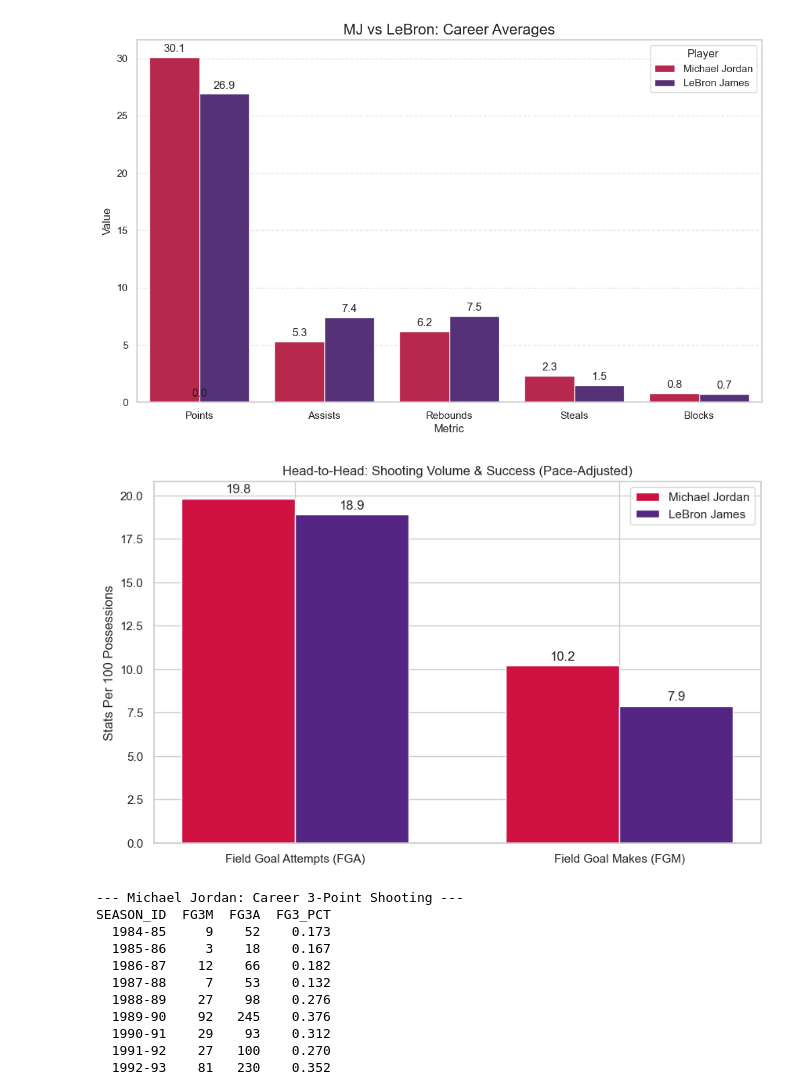
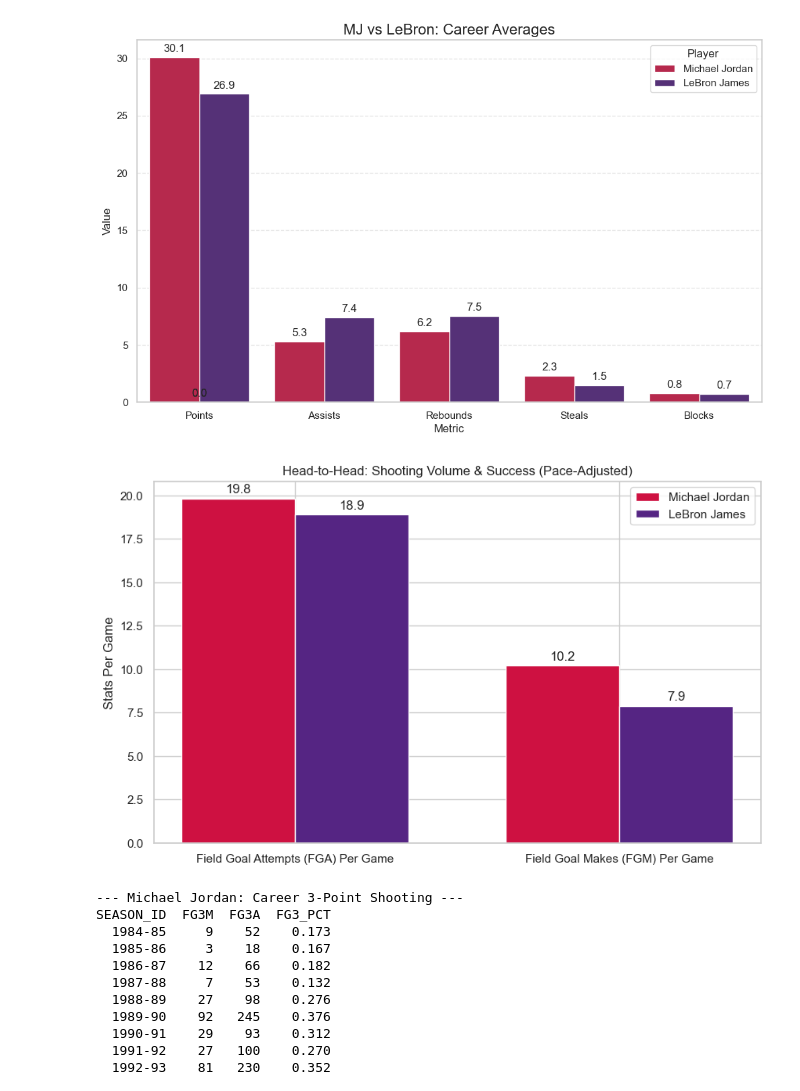
Before and after one commit to Jtambwe7305/mj-vs-lbj-nba-analysis-ai-help, a Jupyter notebook: Goat_comparison.ipynb, the cells around one changed output. Saved outputs shown, nothing was run; the diff lists cells and outputs as text; code cells hidden in the pictures.

```diff
--- a/Goat_comparison.ipynb
+++ b/Goat_comparison.ipynb
@@ -204,37 +284,37 @@ mj_fga, mj_fgm = get_fgm_fga(mj_stats.iloc[0])
 lbj_fga, lbj_fgm = get_fgm_fga(lbj_stats.iloc[0])
 
 # 3. Create the Comparison Plot
-labels = ['Field Goal Attempts (FGA)', 'Field Goal Makes (FGM)']
+labels = ['Field Goal Attempts (FGA) Per Game', 'Field Goal Makes (FGM) Per Game']
 mj_vals = [mj_fga, mj_fgm]
 lbj_vals = [lbj_fga, lbj_fgm]
 
 x = np.arange(len(labels))
 width = 0.35
 
 fig, ax = plt.subplots(figsize=(10, 6))
 rects1 = ax.bar(x - width/2, mj_vals, width, label='Michael Jordan', color='#CE1141') # Bulls Red
 rects2 = ax.bar(x + width/2, lbj_vals, width, label='LeBron James', color='#552583') # Lakers Purple
 
 # Add styling and labels
-ax.set_ylabel('Stats Per 100 Possessions')
+ax.set_ylabel('Stats Per Game')
 ax.set_title('Head-to-Head: Shooting Volume & Success (Pace-Adjusted)')
 ax.set_xticks(x)
 ax.set_xticklabels(labels)
 ax.legend()
 
 # Add values on top of bars
 def autolabel(rects):
     for rect in rects:
         height = rect.get_height()
         ax.annotate(f'{height:.1f}', xy=(rect.get_x() + rect.get_width() / 2, height),
                     xytext=(0, 3), textcoords="offset points", ha='center', va='bottom')
 
 autolabel(rects1)
 autolabel(rects2)
 
 plt.show()
 # %% [output]
-[figure, old version]
+[figure, new version]
 # %%
 mj_3pt = mj_stats[['SEASON_ID', 'FG3M', 'FG3A', 'FG3_PCT']].copy()
 
```
Also changed, not shown: parts of 4 cells of this notebook.
